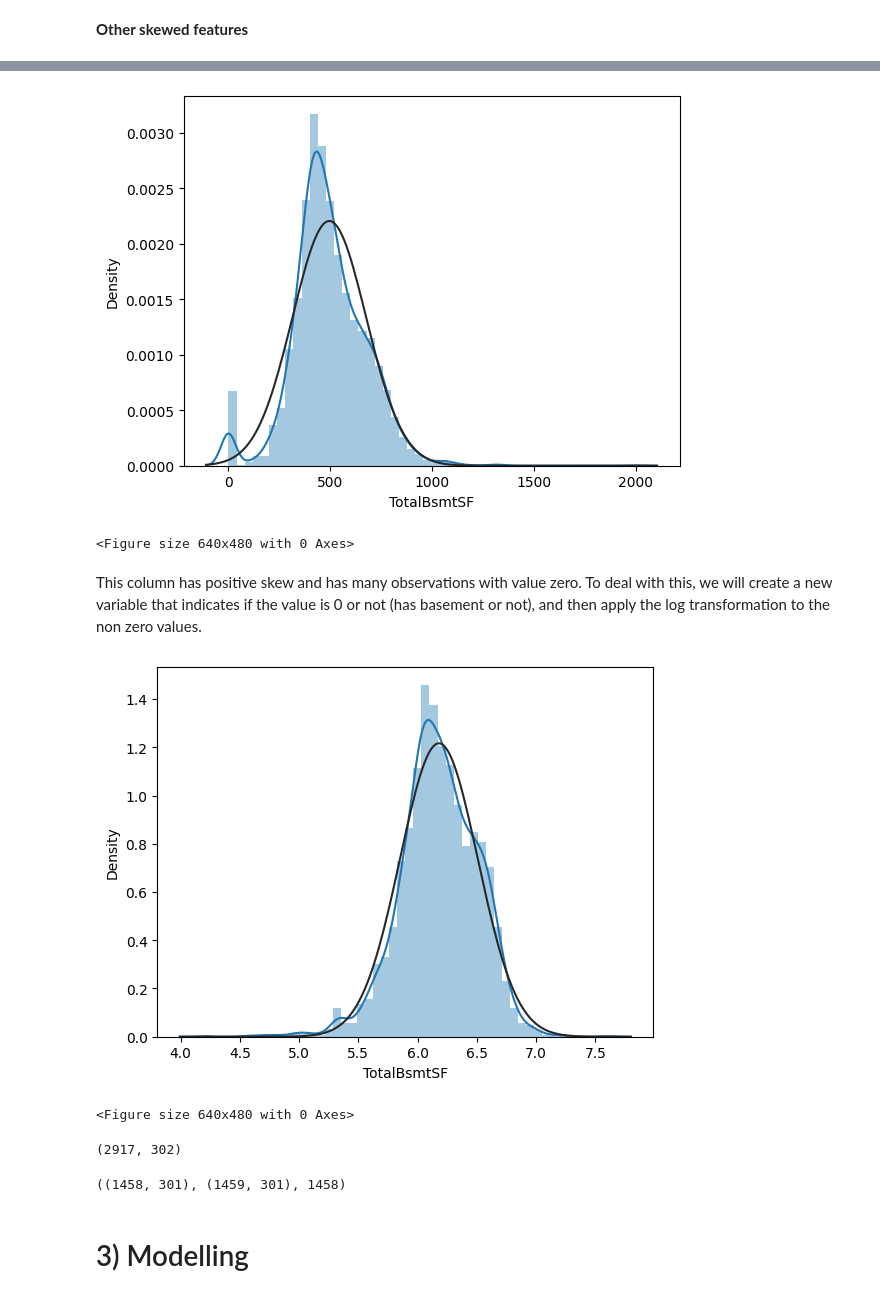
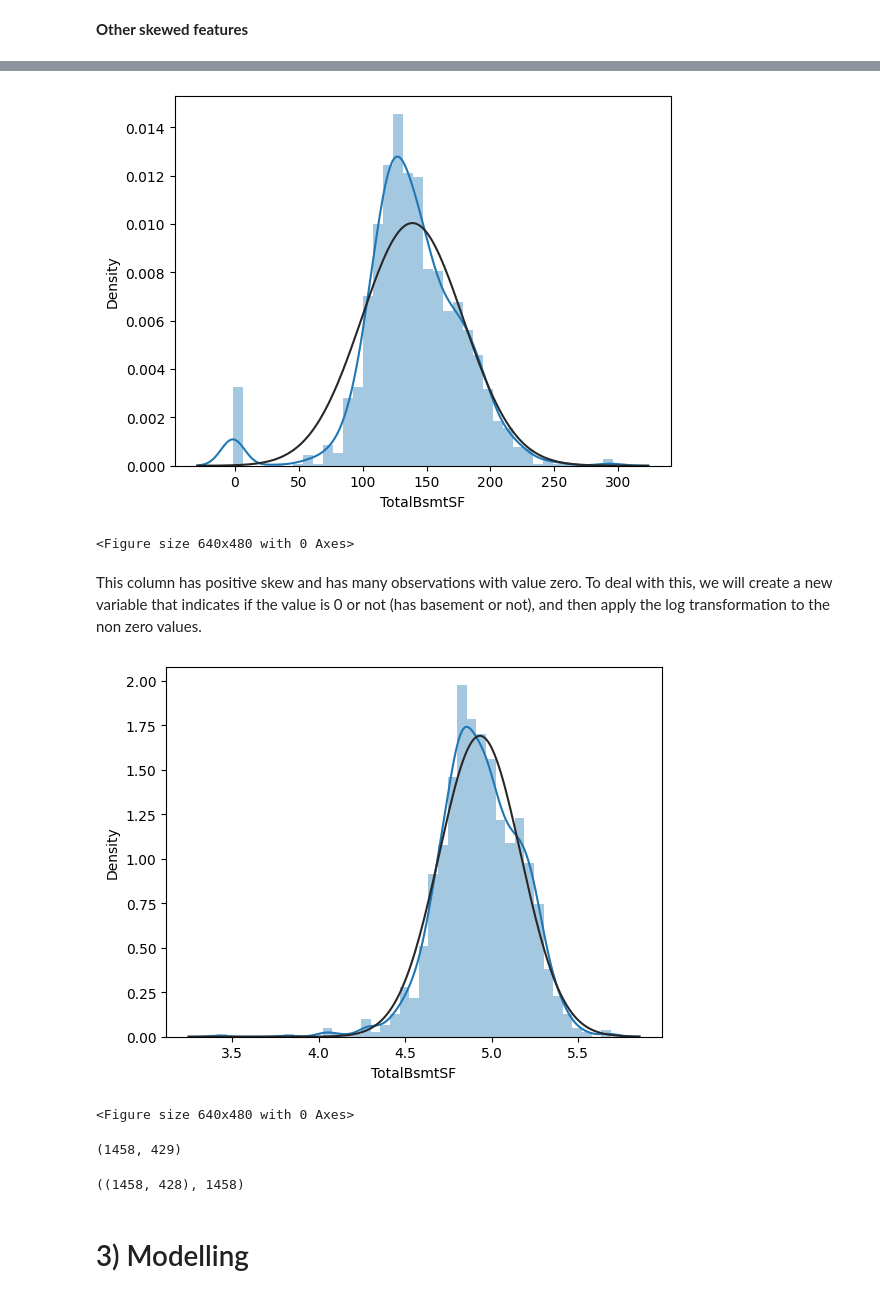
Before and after one commit to yuna17c/housing-price-prediction, a Jupyter notebook: housing-price-prediction.ipynb, the cells around one changed output, grey strips where cells are left out. Cells and saved outputs as stored; diff of their text form; code cells hidden in the pictures.

```diff
--- a/housing-price-prediction.ipynb
+++ b/housing-price-prediction.ipynb
@@ -409,14 +308,14 @@ ntrain = ntrain-2
 # %%
 cols = ['MSSubClass','YrSold','MoSold']
 for col in cols:
-    all_data[col] = all_data[col].astype(str)
+    X[col] = X[col].astype(str)
 # %% [markdown]
 **New feature**: total areas
 # %%
-all_data['TotalSF'] = all_data['TotalBsmtSF'] + all_data['1stFlrSF'] + all_data['2ndFlrSF']
-all_data['TotalBath'] = all_data['FullBath'] + 0.5*all_data['HalfBath'] + all_data['BsmtFullBath'] + 0.5*all_data['BsmtHalfBath']
-all_data['Has2ndfloor'] = all_data['2ndFlrSF'].apply(lambda x: 1 if x > 0 else 0)
-all_data['TotalQual'] = all_data['OverallQual'] + all_data['OverallCond']
+X['TotalSF'] = X['TotalBsmtSF'] + X['1stFlrSF'] + X['2ndFlrSF']
+X['TotalBath'] = X['FullBath'] + 0.5*X['HalfBath'] + X['BsmtFullBath'] + 0.5*X['BsmtHalfBath']
+X['Has2ndfloor'] = X['2ndFlrSF'].apply(lambda x: 1 if x > 0 else 0)
+X['TotalQual'] = X['OverallQual'] + X['OverallCond']
 # %% [markdown]
 **Normality**
 Since SalePrice is positively skewed, we will apply log transformation.
@@ -437,22 +341,18 @@ res = stats.probplot(y, plot=plt)
 **Other skewed features**
 # %%
 # find skewed numerical features
-from scipy.stats import skew, norm
-from scipy.special import boxcox1p
-from scipy.stats import boxcox_normmax
-
 numeric_dtypes = ['int16', 'int32', 'int64', 'float16', 'float32', 'float64']
 numeric = []
-for i in all_data.columns:
-    if all_data[i].dtype in numeric_dtypes:
+for i in X.columns:
+    if X[i].dtype in numeric_dtypes:
         numeric.append(i)
 
-skew_features = all_data[numeric].apply(lambda x: skew(x)).sort_values(ascending=False)
+skew_features = X[numeric].apply(lambda x: skew(x)).sort_values(ascending=False)
 
 high_skew = skew_features[skew_features > 0.5]
 skew_index = high_skew.index
 
-print("There are {} numerical features with Skew > 0.5 :".format(high_skew.shape[0]))
+print("There are {} numerical features with skew > 0.5 :".format(high_skew.shape[0]))
 skewness = pd.DataFrame({'Skew' :high_skew})
 skew_features.head(10)
 # %% [output]
@@ -481,7 +381,8 @@ sns.despine(trim=True, left=True)
 # %%
 # normalize skewed features
-for i in skew_index:
-    all_data[i] = boxcox1p(all_data[i], boxcox_normmax(all_data[i] + 1))
+for col in skew_index:
+    X[col] += 0.0001
+    X[col], _ = stats.boxcox(X[col])
 # %%
 # boxplots of normalized features
 f, ax = plt.subplots(figsize=(8, 7))
@@ -507,8 +396,8 @@ fig = plt.figure()
 # %%
-sns.distplot(all_data['TotalBsmtSF'], fit=norm)
+sns.distplot(X['TotalBsmtSF'], fit=norm)
 fig = plt.figure()
 # %% [output]
-[figure, old version]
+[figure, new version]
 <Figure size 640x480 with 0 Axes>
 # %% [markdown]
 This column has positive skew and has many observations with value zero. To deal with this, we will create a new variable that indicates if the value is 0 or not (has basement or not), and then apply the log transformation to the non zero values.
@@ -523,12 +411,12 @@ all_data.loc[all_data['HasBsmt']==1, 'TotalBsmtSF']=np.log(all_data['TotalBsmtSF
 # %%
-sns.distplot(all_data[all_data['TotalBsmtSF']>0]['TotalBsmtSF'], fit=norm)
+sns.distplot(X[X['TotalBsmtSF']>0]['TotalBsmtSF'], fit=norm)
 fig = plt.figure()
 # %% [output]
-[figure, old version]
+[figure, new version]
 <Figure size 640x480 with 0 Axes>
 # %%
-all_data = pd.get_dummies(all_data)
-all_data.shape
+X = pd.get_dummies(X)
+X.shape
 # %% [output]
-(2917, 302)
+(1458, 429)
 # %%
@@ -539,6 +425,6 @@ test = all_data[ntrain:]
 # %%
-train.shape,test.shape, len(y)
+X.shape, len(y)
 # %% [output]
-((1458, 301), (1459, 301), 1458)
+((1458, 428), 1458)
 # %% [markdown]
 # 3) Modelling
```
Also changed, not shown: parts of 103 cells of this notebook, 2 other files.
